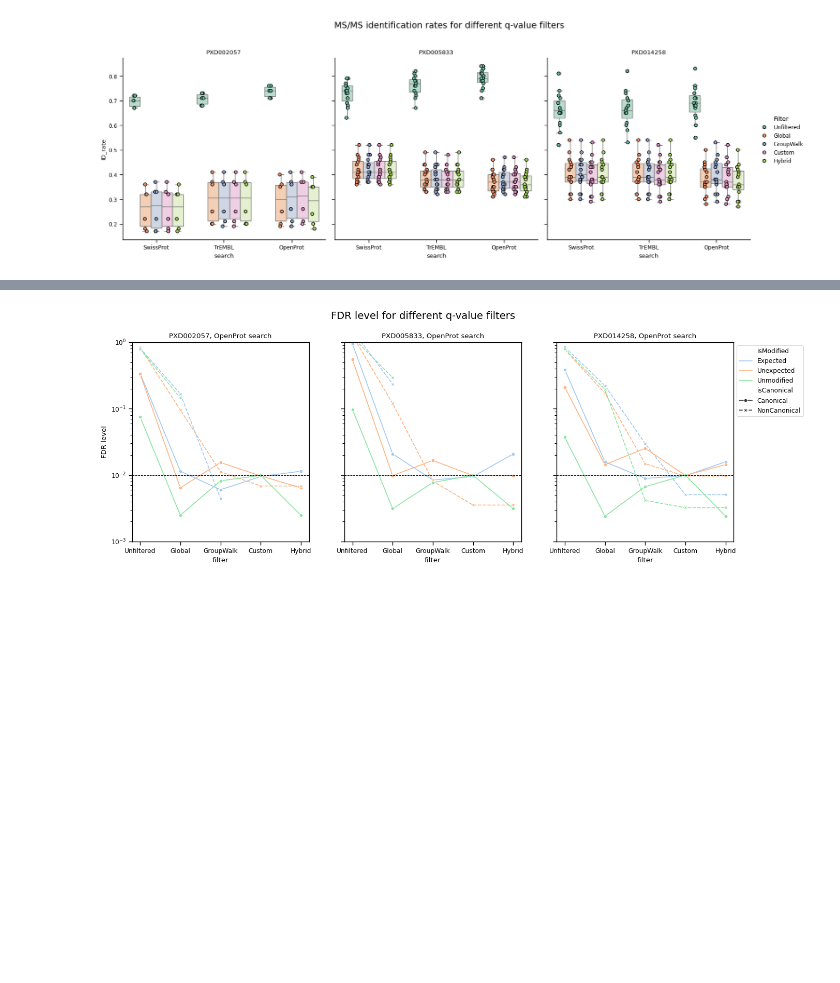
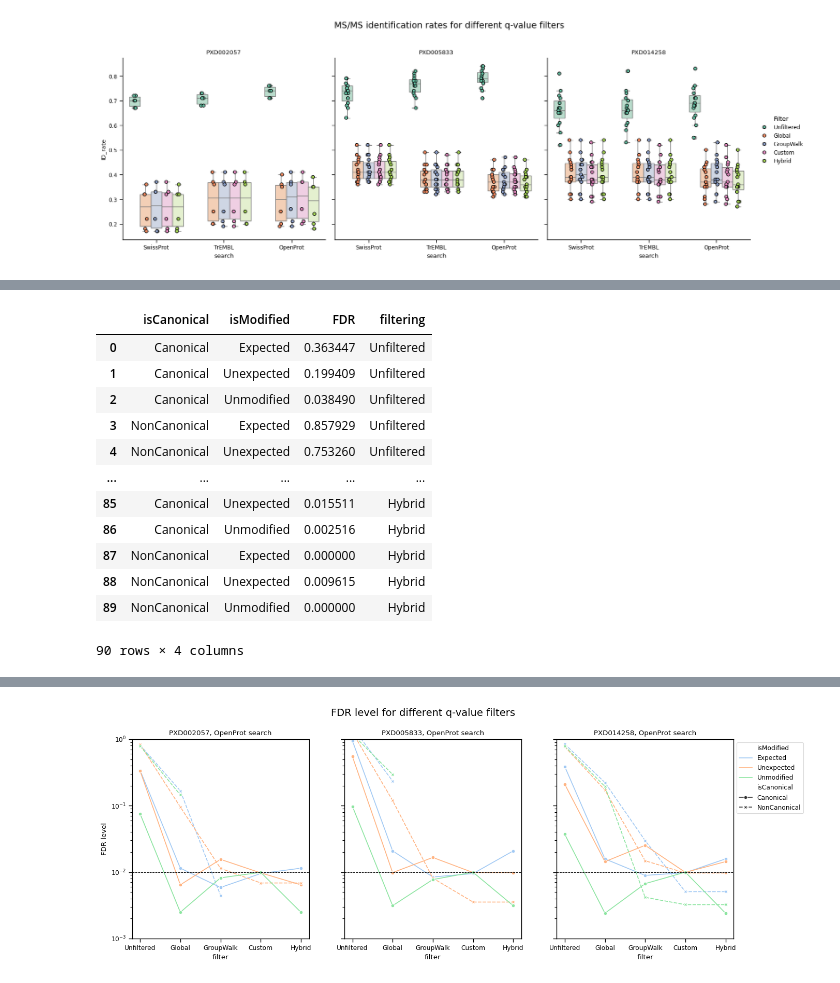
Before and after one commit to CompOmics/oui-discovery, a Jupyter notebook: Comparison-2b-IDrate-analysis.ipynb, the cells around one changed output, grey strips where cells are left out. Drawn from its saved outputs; the diff is of its cells as text; code cells hidden in the pictures; blank space fills up the shorter version.

```diff
--- a/Comparison-2b-IDrate-analysis.ipynb
+++ b/Comparison-2b-IDrate-analysis.ipynb
@@ -193,0 +100,27 @@ plot_FDR_levels_test(working_folder, data_folders[0])
+# %%
+for dataset_name in PXDs:
+    for search in SEARCHES:
+        tmp = []
+        for filtering,label in zip(filtering_methods,FILT_ORDER):
+            for fld in folders[dataset_name][search]:
+                # print((fld,filtering))
+                tmp2 = get_FDR_df(os.path.join(fld.path,"group-walk-output.csv"), filtering)
+                tmp2['filtering'] = label
+                # print(tmp2)
+                tmp.append(tmp2)
+tmp = pd.concat(tmp, ignore_index=True)
+tmp
+# %% [output]
+|  | isCanonical | isModified | FDR | filtering |
+| 0 | Canonical | Expected | 0.363447 | Unfiltered |
+| 1 | Canonical | Unexpected | 0.199409 | Unfiltered |
+| 2 | Canonical | Unmodified | 0.038490 | Unfiltered |
+| 3 | NonCanonical | Expected | 0.857929 | Unfiltered |
+| 4 | NonCanonical | Unexpected | 0.753260 | Unfiltered |
+| ... | ... | ... | ... | ... |
+| 85 | Canonical | Unexpected | 0.015511 | Hybrid |
+| 86 | Canonical | Unmodified | 0.002516 | Hybrid |
+| 87 | NonCanonical | Expected | 0.000000 | Hybrid |
+| 88 | NonCanonical | Unexpected | 0.009615 | Hybrid |
+| 89 | NonCanonical | Unmodified | 0.000000 | Hybrid |
+90 rows × 4 columns
```
Also changed, not shown: parts of 18 cells of this notebook, 26 other files.
